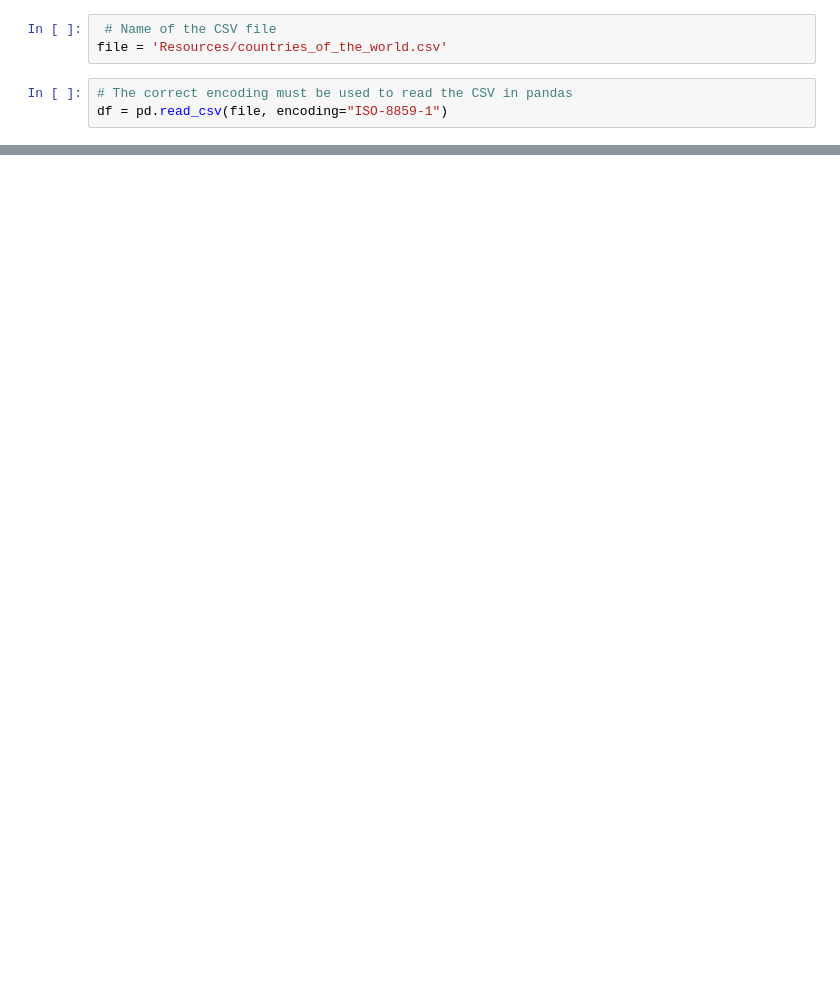
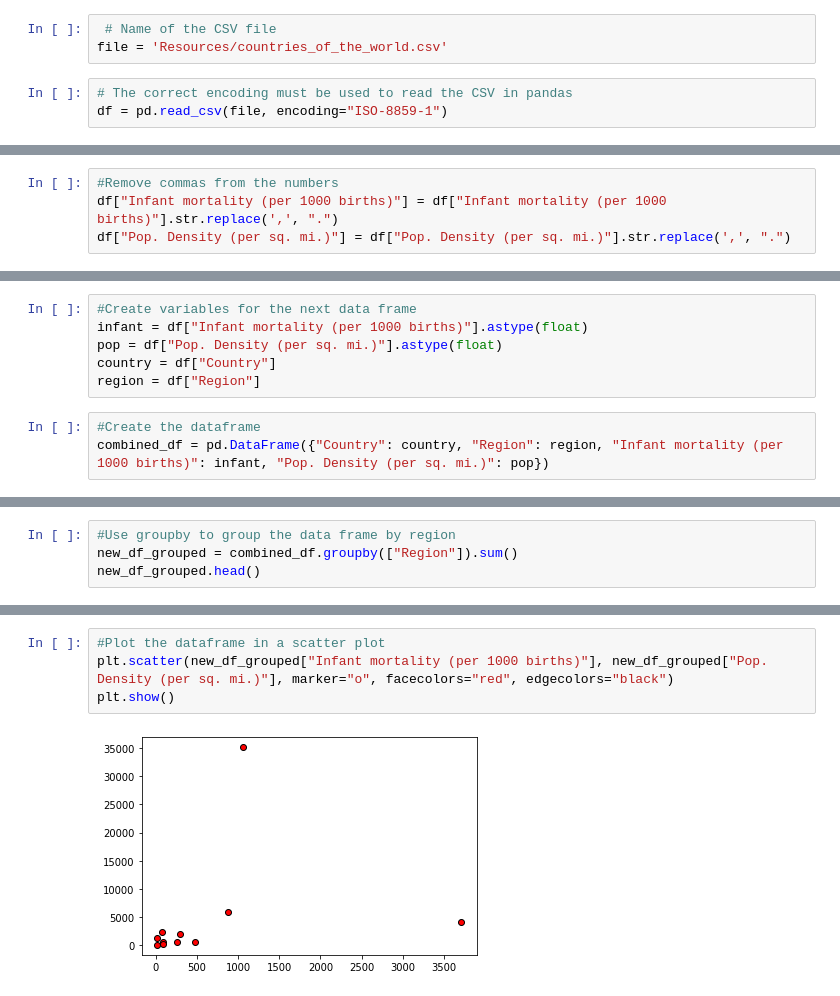
Before and after one commit to juliedundas/Country-Analysis, a Jupyter notebook: Project_1/project_1.ipynb, the cells around one changed output, grey strips where cells are left out. Saved outputs shown, nothing was run; the diff lists cells and outputs as text; blank space fills up the shorter version.

```diff
--- a/Project_1/project_1.ipynb
+++ b/Project_1/project_1.ipynb
@@ -334,0 +170,4 @@ print(correlation)
+# %%
+#Remove commas from the numbers
+df["Infant mortality (per 1000 births)"] = df["Infant mortality (per 1000 births)"].str.replace(',', ".")
+df["Pop. Density (per sq. mi.)"] = df["Pop. Density (per sq. mi.)"].str.replace(',', ".")
@@ -334,0 +228,9 @@ print(correlation)
+# %%
+#Create variables for the next data frame
+infant = df["Infant mortality (per 1000 births)"].astype(float)
+pop = df["Pop. Density (per sq. mi.)"].astype(float)
+country = df["Country"]
+region = df["Region"]
+# %%
+#Create the dataframe
+combined_df = pd.DataFrame({"Country": country, "Region": region, "Infant mortality (per 1000 births)": infant, "Pop. Density (per sq. mi.)": pop})
@@ -334,0 +254,4 @@ print(correlation)
+# %%
+#Use groupby to group the data frame by region
+new_df_grouped = combined_df.groupby(["Region"]).sum()
+new_df_grouped.head()
@@ -334,0 +266,6 @@ print(correlation)
+# %%
+#Plot the dataframe in a scatter plot
+plt.scatter(new_df_grouped["Infant mortality (per 1000 births)"], new_df_grouped["Pop. Density (per sq. mi.)"], marker="o", facecolors="red", edgecolors="black")
+plt.show()
+# %% [output]
+[figure, added]
```
Also changed, not shown: parts of 44 cells of this notebook, 1 other file.
